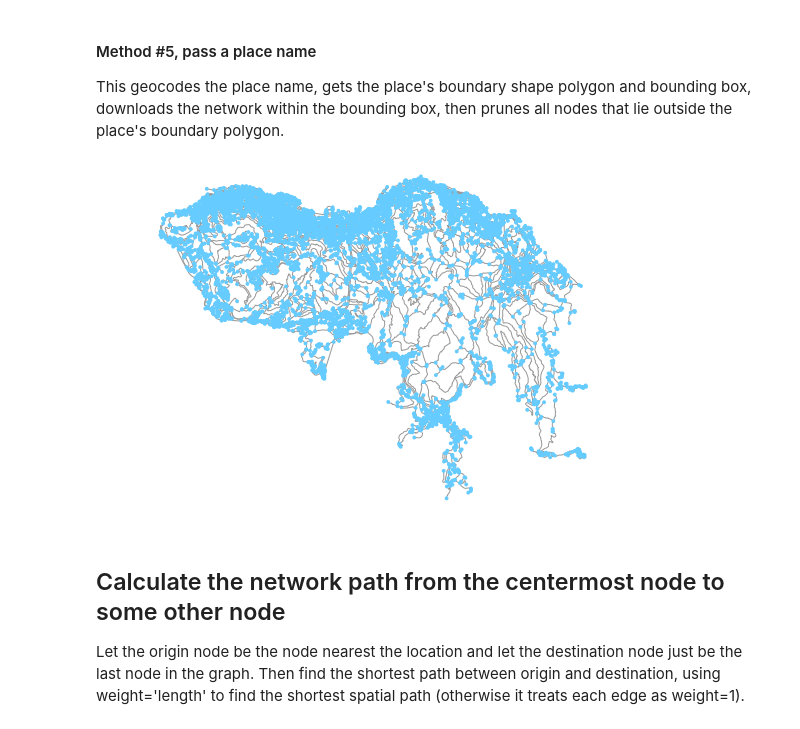
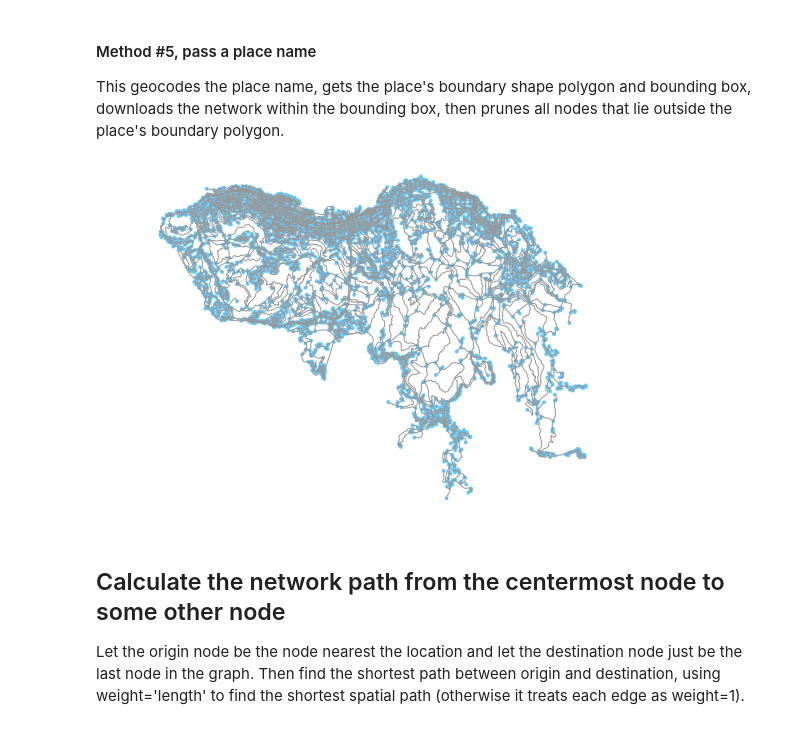
Before and after one commit to gboeing/osmnx, a Jupyter notebook: example-osm-networkx.ipynb, the cells around one changed output. Saved outputs shown, nothing was run; the diff lists cells and outputs as text; code cells hidden in the pictures.

```diff
--- a/example-osm-networkx.ipynb
+++ b/example-osm-networkx.ipynb
@@ -59,12 +59,12 @@ This geocodes the place name, gets the place's boundary shape polygon and boundi
 # %%
 # create a graph constrained to the shape of hong kong island
 G5 = osmnx.graph_from_place('Hong Kong Island', which_result=2)
 
 # project the graph to UTM (zone calculated automatically) then plot it
 G5_proj = osmnx.project_graph(G5)
-fig, ax = osmnx.plot_graph(G5_proj, x='x', y='y')
+fig, ax = osmnx.plot_graph(G5_proj)
 # %% [output]
-[figure, old version]
+[figure, new version]
 # %% [markdown]
 ## Calculate the network path from the centermost node to some other node
 Let the origin node be the node nearest the location and let the destination node just be the last node in the graph. Then find the shortest path between origin and destination, using weight='length' to find the shortest spatial path (otherwise it treats each edge as weight=1).
```
Also changed, not shown: parts of 5 cells of this notebook, 3 other files.
